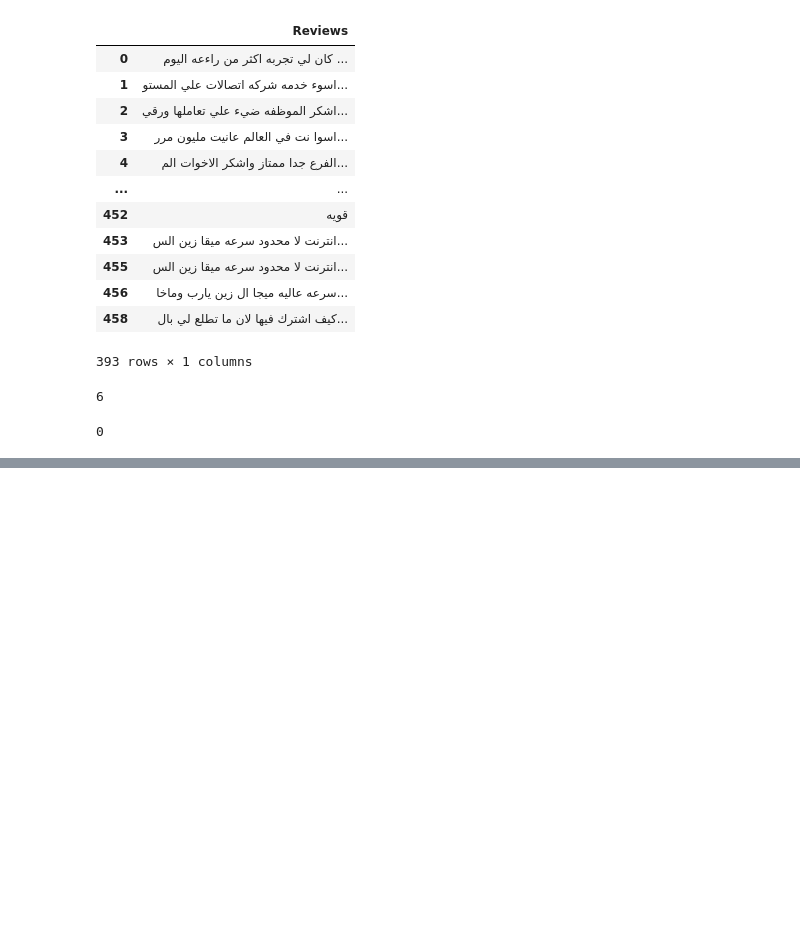
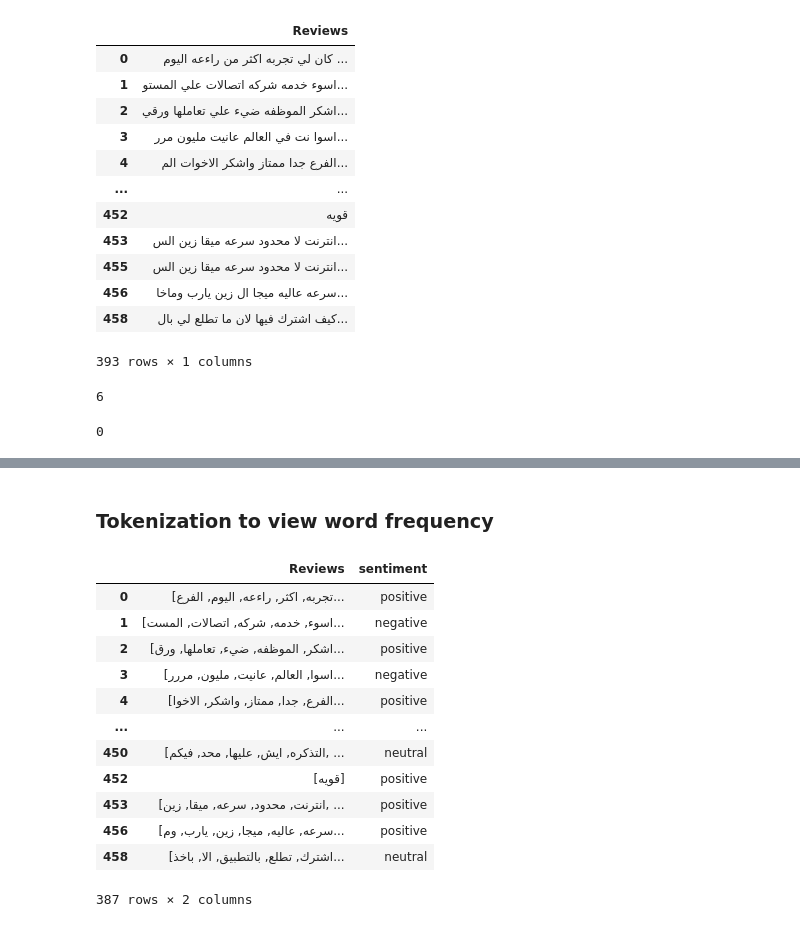
Before and after one commit to shaaleissa/Data-Mining-Project, a Jupyter notebook: cleaning_data_try2.ipynb, the cells around one changed output, grey strips where cells are left out. Saved outputs shown, nothing was run; the diff lists cells and outputs as text; code cells hidden in the pictures; blank space fills up the shorter version.

```diff
--- a/cleaning_data_try2.ipynb
+++ b/cleaning_data_try2.ipynb
@@ -123,0 +177,24 @@ count_duplicates(df)
+# %% [markdown]
+### Tokenization to view word frequency
+# %%
+df_for_tokenization = df.copy()
+tokenizer = RegexpTokenizer(r'\w+')
+df_for_tokenization["Reviews"] = df_for_tokenization["Reviews"].apply(tokenizer.tokenize)
+stopwords_list = stopwords.words('arabic')
+listToStr = ' '.join([str(elem) for elem in stopwords_list])
+df_for_tokenization["Reviews"] = df_for_tokenization["Reviews"].apply(lambda x: [item for item in x if item not in listToStr])
+df_for_tokenization
+# %% [output]
+|  | Reviews | sentiment |
+| 0 | [تجربه, اكثر, راءعه, اليوم, الفرع... | positive |
+| 1 | [اسوء, خدمه, شركه, اتصالات, المست... | negative |
+| 2 | [اشكر, الموظفه, ضيء, تعاملها, ورق... | positive |
+| 3 | [اسوا, العالم, عانيت, مليون, مررر... | negative |
+| 4 | [الفرع, جدا, ممتاز, واشكر, الاخوا... | positive |
+| ... | ... | ... |
+| 450 | [التذكره, ايش, عليها, محد, فيكم, ... | neutral |
+| 452 | [قويه] | positive |
+| 453 | [انترنت, محدود, سرعه, ميقا, زين, ... | positive |
+| 456 | [سرعه, عاليه, ميجا, زين, يارب, وم... | positive |
+| 458 | [اشترك, تطلع, بالتطبيق, الا, باخذ... | neutral |
+387 rows × 2 columns
```
Also changed, not shown: parts of 8 cells of this notebook, 1 other file.
